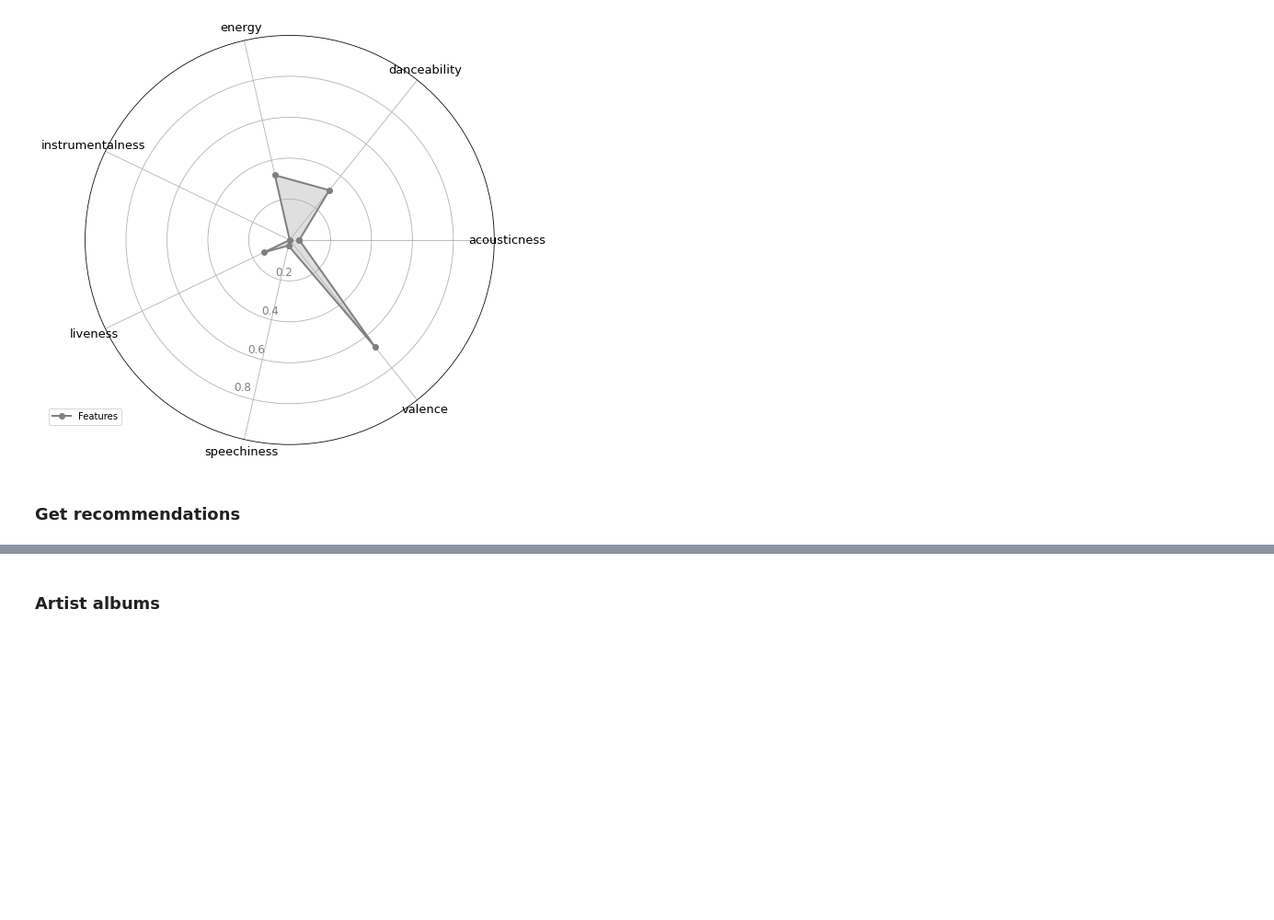
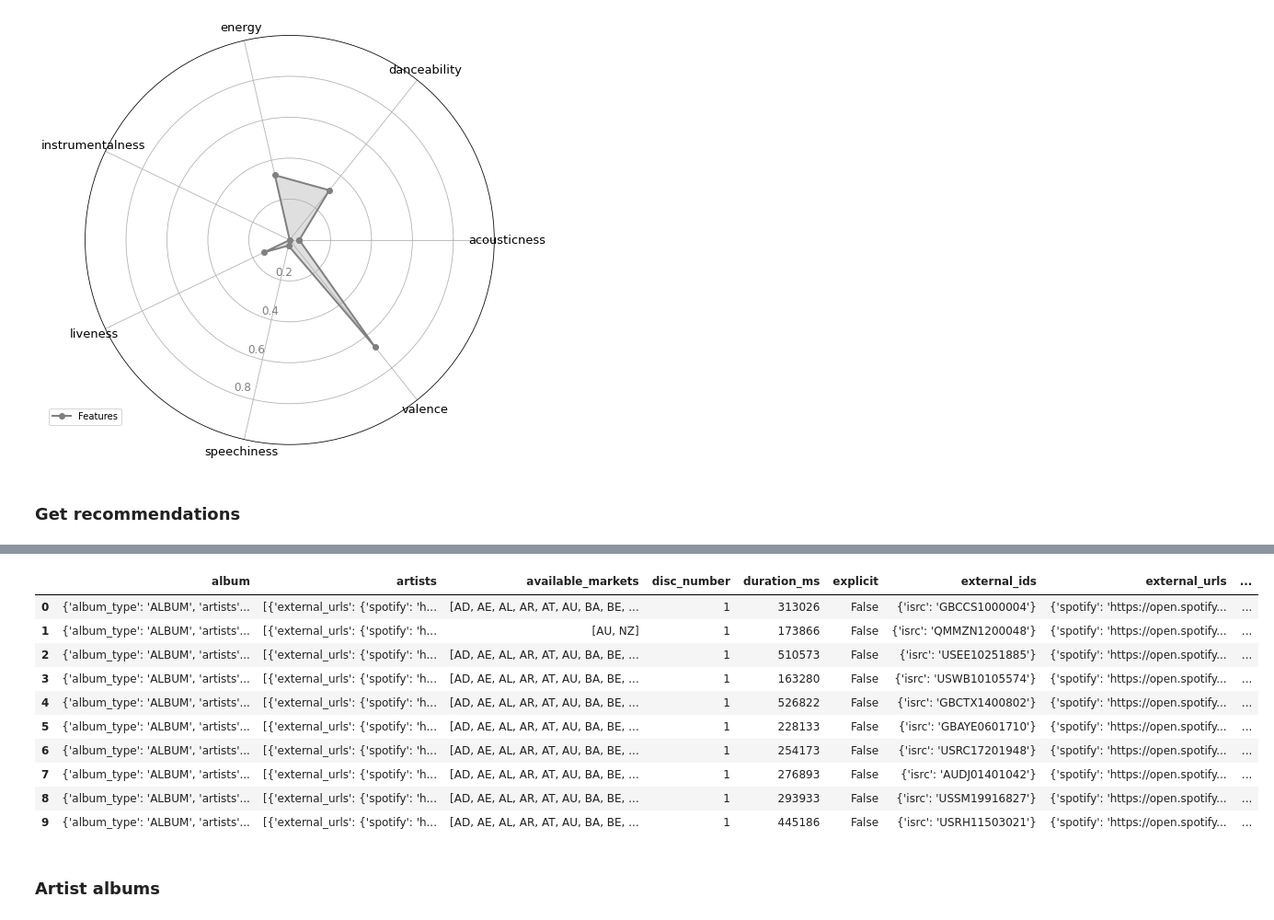
Before and after one commit to slevin48/music, a Jupyter notebook: spotifymusic.ipynb, the cells around one changed output, grey strips where cells are left out. Shown at 92% size. Drawn from its saved outputs; the diff is of its cells as text; code cells hidden in the pictures; blank space fills up the shorter version.

```diff
--- a/spotifymusic.ipynb
+++ b/spotifymusic.ipynb
@@ -168,3 +168,20 @@ for i in json_response['tracks']:
+# %%
+recolist = json_response['tracks']
+# %%
+reco = pd.DataFrame(recolist)
+reco
+# %% [output]
+|  | album | artists | available_markets | disc_number | duration_ms | explicit | external_ids | external_urls | ... |
+| 0 | {'album_type': 'ALBUM', 'artists'... | [{'external_urls': {'spotify': 'h... | [AD, AE, AL, AR, AT, AU, BA, BE, ... | 1 | 313026 | False | {'isrc': 'GBCCS1000004'} | {'spotify': 'https://open.spotify... | ... |
+| 1 | {'album_type': 'ALBUM', 'artists'... | [{'external_urls': {'spotify': 'h... | [AU, NZ] | 1 | 173866 | False | {'isrc': 'QMMZN1200048'} | {'spotify': 'https://open.spotify... | ... |
+| 2 | {'album_type': 'ALBUM', 'artists'... | [{'external_urls': {'spotify': 'h... | [AD, AE, AL, AR, AT, AU, BA, BE, ... | 1 | 510573 | False | {'isrc': 'USEE10251885'} | {'spotify': 'https://open.spotify... | ... |
+| 3 | {'album_type': 'ALBUM', 'artists'... | [{'external_urls': {'spotify': 'h... | [AD, AE, AL, AR, AT, AU, BA, BE, ... | 1 | 163280 | False | {'isrc': 'USWB10105574'} | {'spotify': 'https://open.spotify... | ... |
+| 4 | {'album_type': 'ALBUM', 'artists'... | [{'external_urls': {'spotify': 'h... | [AD, AE, AL, AR, AT, AU, BA, BE, ... | 1 | 526822 | False | {'isrc': 'GBCTX1400802'} | {'spotify': 'https://open.spotify... | ... |
+| 5 | {'album_type': 'ALBUM', 'artists'... | [{'external_urls': {'spotify': 'h... | [AD, AE, AL, AR, AT, AU, BA, BE, ... | 1 | 228133 | False | {'isrc': 'GBAYE0601710'} | {'spotify': 'https://open.spotify... | ... |
+| 6 | {'album_type': 'ALBUM', 'artists'... | [{'external_urls': {'spotify': 'h... | [AD, AE, AL, AR, AT, AU, BA, BE, ... | 1 | 254173 | False | {'isrc': 'USRC17201948'} | {'spotify': 'https://open.spotify... | ... |
+| 7 | {'album_type': 'ALBUM', 'artists'... | [{'external_urls': {'spotify': 'h... | [AD, AE, AL, AR, AT, AU, BA, BE, ... | 1 | 276893 | False | {'isrc': 'AUDJ01401042'} | {'spotify': 'https://open.spotify... | ... |
+| 8 | {'album_type': 'ALBUM', 'artists'... | [{'external_urls': {'spotify': 'h... | [AD, AE, AL, AR, AT, AU, BA, BE, ... | 1 | 293933 | False | {'isrc': 'USSM19916827'} | {'spotify': 'https://open.spotify... | ... |
+| 9 | {'album_type': 'ALBUM', 'artists'... | [{'external_urls': {'spotify': 'h... | [AD, AE, AL, AR, AT, AU, BA, BE, ... | 1 | 445186 | False | {'isrc': 'USRH11503021'} | {'spotify': 'https://open.spotify... | ... |
 # %% [markdown]
 ### Artist albums
 # %%
```
Also changed, not shown: parts of 1 cell of this notebook, 2 other files.
